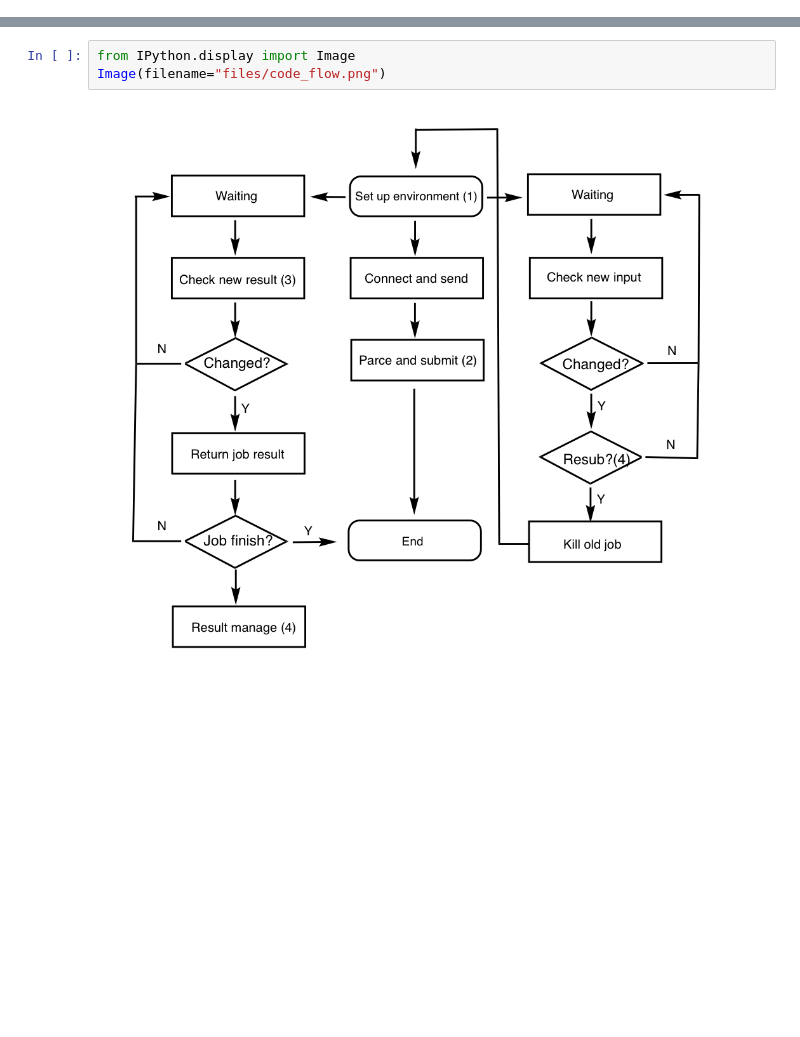
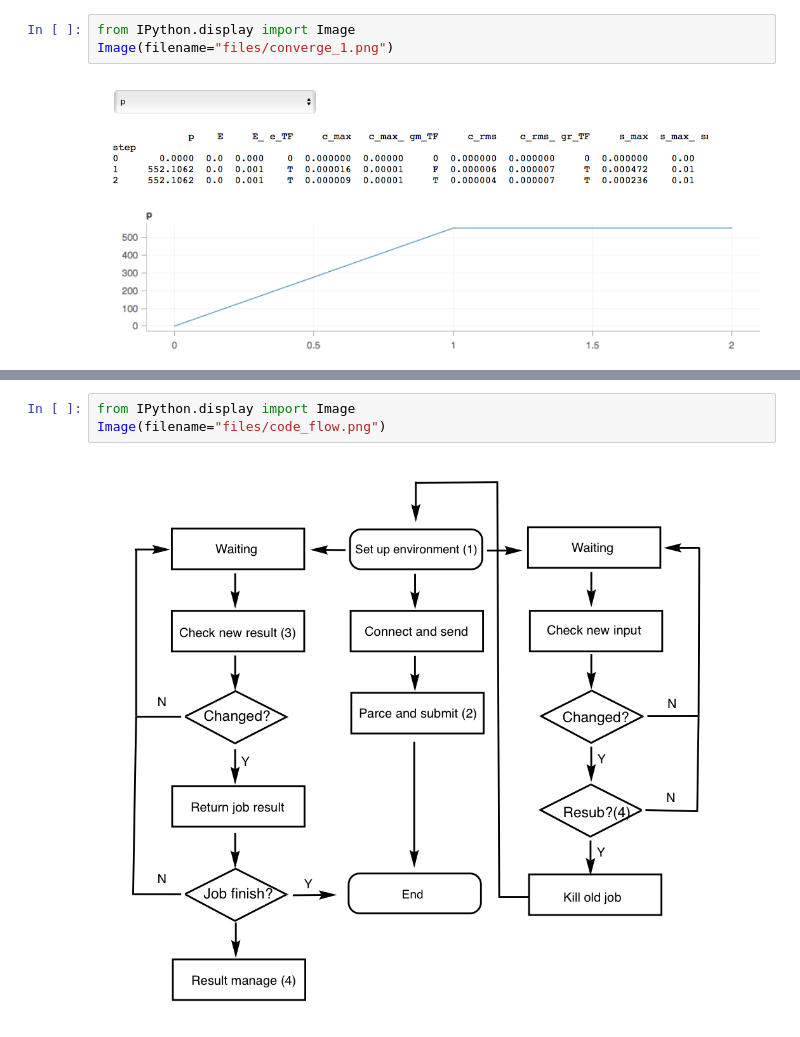
Before and after one commit to TheoChem-VU/PyFrag, a Jupyter notebook: docs/Further_reading.ipynb, the cells around one changed output, grey strips where cells are left out. Drawn from its saved outputs; the diff is of its cells as text; blank space fills up the shorter version.

```diff
--- a/docs/Further_reading.ipynb
+++ b/docs/Further_reading.ipynb
@@ -26,0 +27,5 @@ On the background *QMflows* has a mechanism to read the properties from the outp
+# %%
+from IPython.display import Image
+Image(filename="files/converge_1.png")
+# %% [output]
+[figure, added]
```
Also changed, not shown: parts of 27 cells of this notebook, 15 other files.
